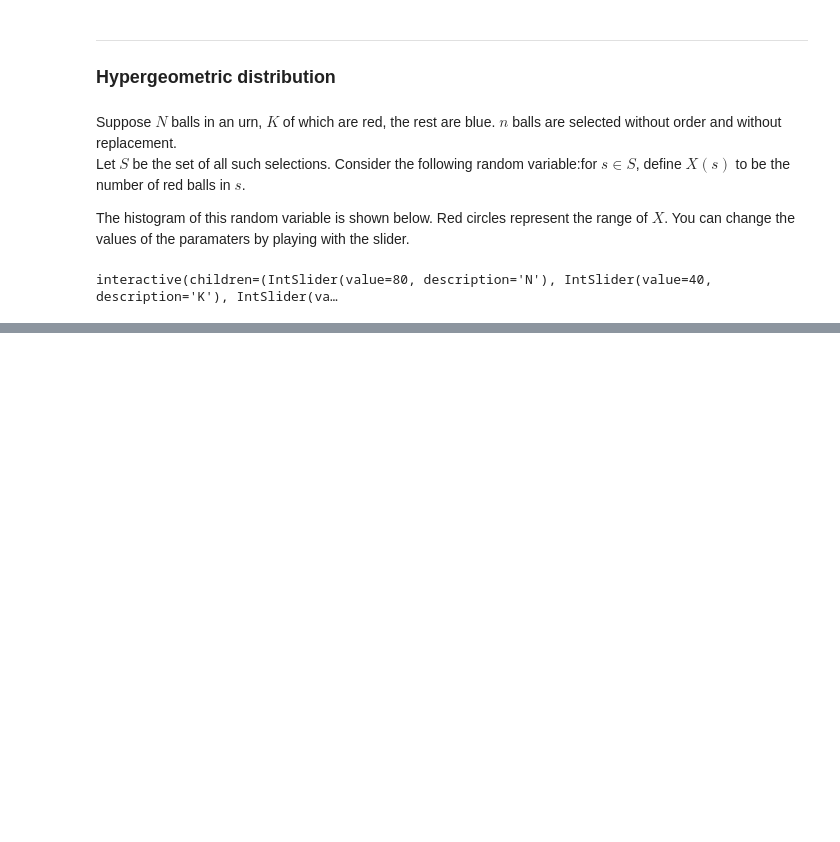
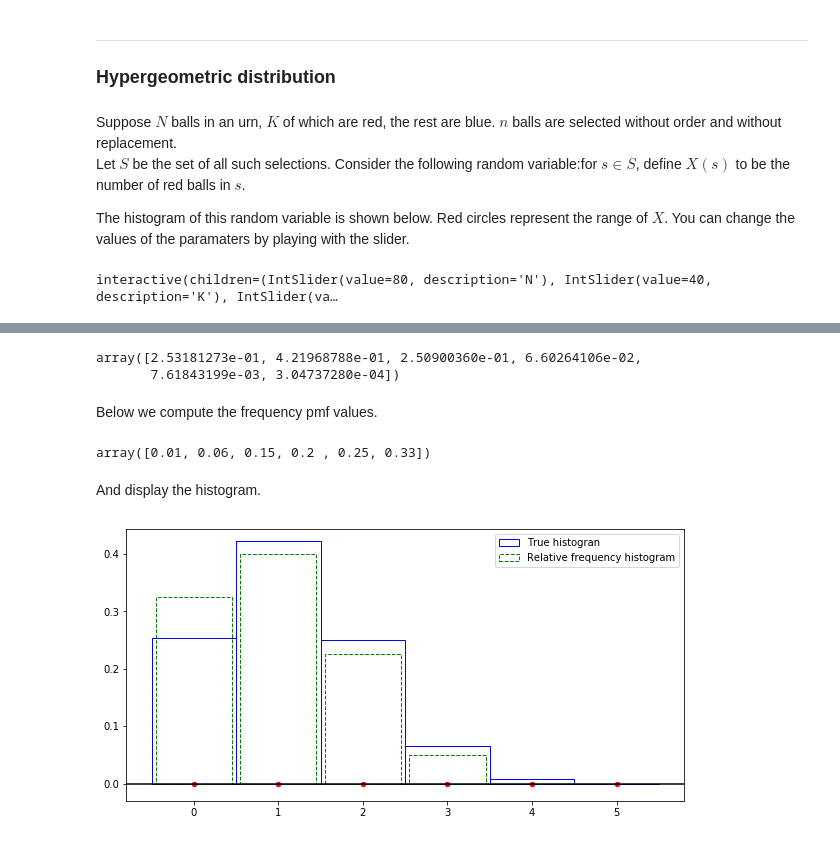
Before and after one commit to a-petr/math3215fall2020, a Jupyter notebook: week02.ipynb, the cells around one changed output, grey strips where cells are left out. Drawn from its saved outputs; the diff is of its cells as text; code cells hidden in the pictures; blank space fills up the shorter version.

```diff
--- a/week02.ipynb
+++ b/week02.ipynb
@@ -292,0 +309,53 @@ interactive(children=(IntSlider(value=80, description='N'), IntSlider(value=40,
+# %%
+# nbi:hide_in
+import numpy as np
+from scipy.special import comb
+
+N = 52
+K = 12
+n = 5
+
+# compute the range of X
+range_x = np.arange(max(0, n-(N-K)), min(n, K)+1, 1)
+
+def hyper_pmf(N,K,n,i):
+    pmf_val = comb(K, i, exact=True) * comb(N-K, n-i, exact=True) / comb(N, n, exact=True)
+    return pmf_val
+
+pmf_values = np.array([hyper_pmf(N,K,n,i) for i in range_x])
+display(pmf_values)
+# %% [output]
+array([2.53181273e-01, 4.21968788e-01, 2.50900360e-01, 6.60264106e-02,
+       7.61843199e-03, 3.04737280e-04])
+# %% [markdown]
+Below we compute the frequency pmf values.
+# %%
+def epmf(data):
+    erange_x, counts = np.unique(data, return_counts=True)
+    epmf_values = counts/data.size
+    return epmf_values, erange_x
+
+epmf_values, erange_x = epmf(data)
+display(epmf_values)
+# %% [output]
+array([0.01, 0.06, 0.15, 0.2 , 0.25, 0.33])
+# %% [markdown]
+And display the histogram.
+# %%
+# nbi:hide_in
+# library
+import matplotlib.pyplot as plt
+from scipy.special import comb
+plt.rcParams["figure.figsize"] = (10, 5)
+
+# plot setup
+plt.axhline(y=0, color='k')
+plt.xticks(range_x)
+
+plt.scatter(range_x,np.zeros(range_x.shape), color ="red", s=20)
+plt.bar(range_x, pmf_values, width=1, color=(1, 1, 1, 0), edgecolor='blue', linewidth=1, label="True histogran")
+plt.bar(erange_x, epmf_values, width=0.9, color=(1, 1, 1, 0), edgecolor='green', linewidth=1,linestyle="--", label="Relative frequency histogram")
+plt.legend()
+plt.show();
+# %% [output]
+[figure, added]
```
Also changed, not shown: parts of 3 cells of this notebook, 1 other file.
